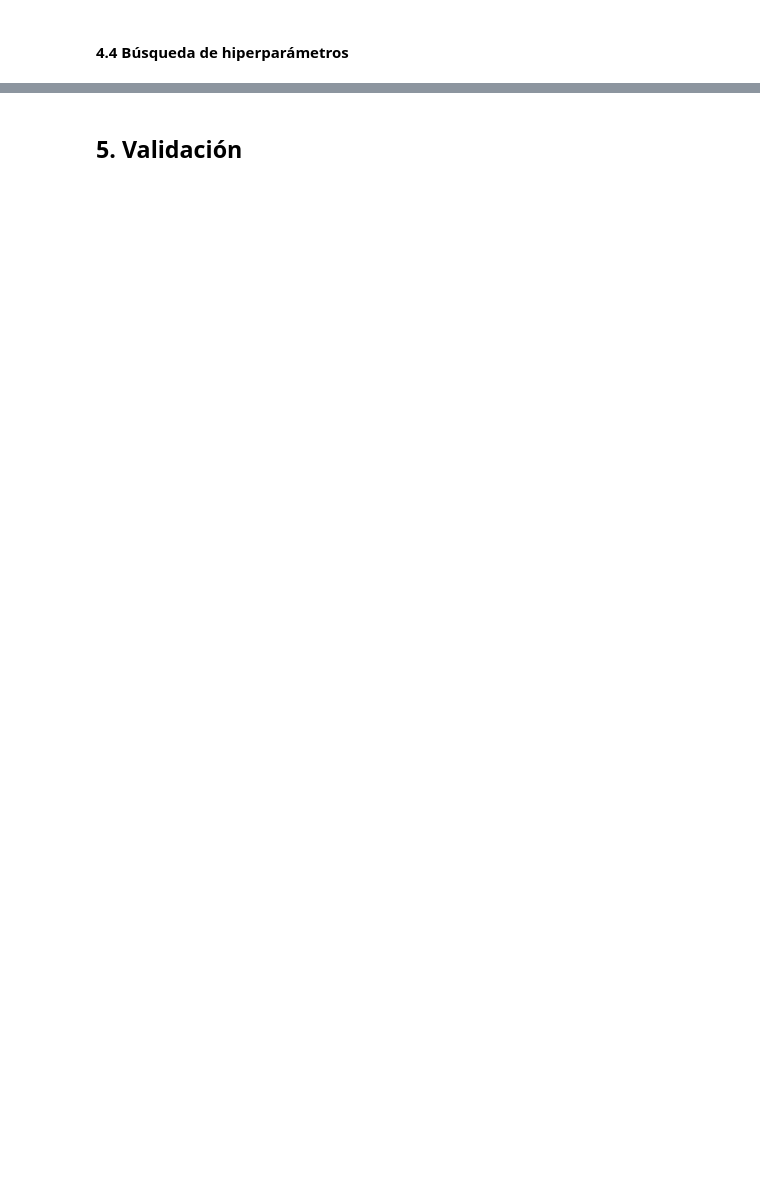
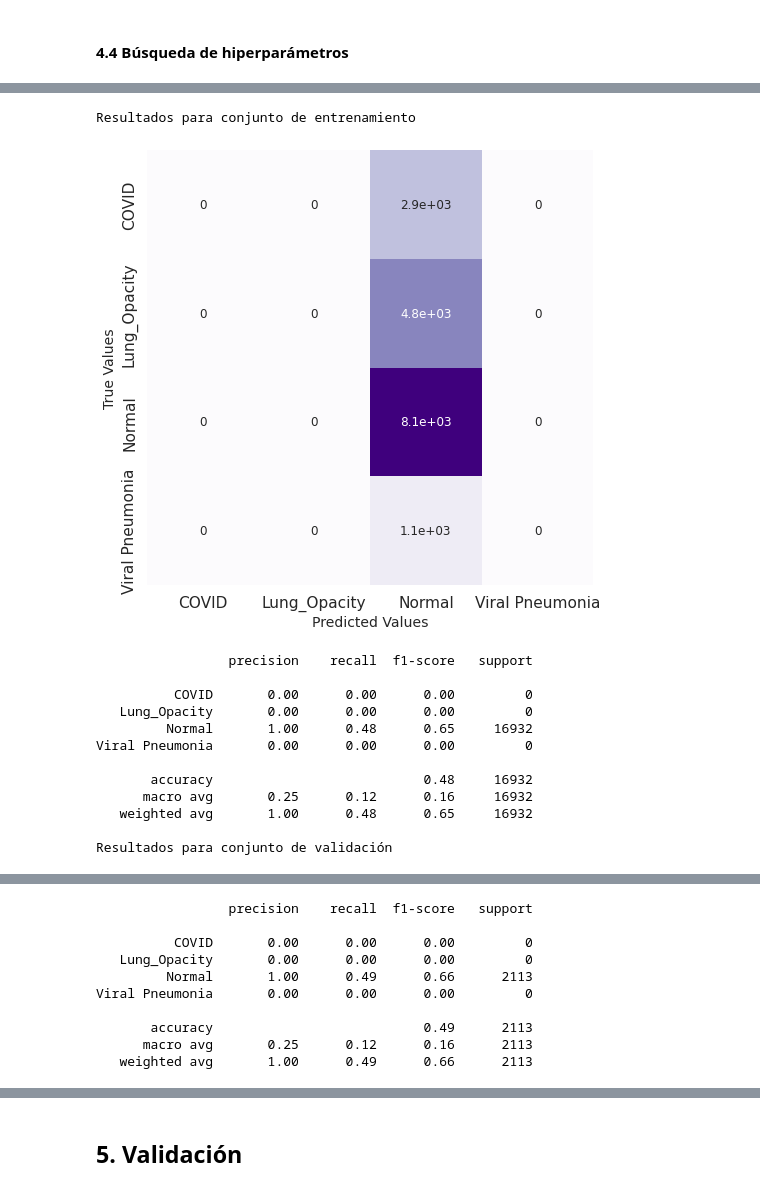
Before and after one commit to dcbonilla10/MLTechniques, a Jupyter notebook: Lab3/Laboratorio_III_Taller.ipynb, the cells around one changed output, grey strips where cells are left out. Drawn from its saved outputs; the diff is of its cells as text; code cells hidden in the pictures; blank space fills up the shorter version.

```diff
--- a/Lab3/Laboratorio_III_Taller.ipynb
+++ b/Lab3/Laboratorio_III_Taller.ipynb
@@ -342,13 +344,13 @@ def build_model(hp):
     )
     return model
 # %%
-tuner = kt.RandomSearch(
+tuner = kt.Hyperband(
     build_model,
     objective='val_accuracy',
-    max_trials=5,
-    executions_per_trial=2,
+    max_epochs=100,
     seed=1234,
-    overwrite=True)
+    directory='tuning',
+    project_name='tuningHyper')
 tuner.search_space_summary()
 # %% [output]
 Search space summary
@@ -392,0 +396,3 @@ models = tuner.get_best_models(num_models=1)
+# %%
+model_tuned = tuner.get_best_models()[0]
+best_model = model_tuned
@@ -394,0 +427,50 @@ tuner.results_summary()
+# %%
+prediccion_train = best_model.predict(train)
+prediccion_val= best_model.predict(val)
+# %%
+print("Resultados para conjunto de entrenamiento")
+predicted_categories = tf.argmax(prediccion_train, axis=1)
+true_categories = tf.concat([y for x, y in train], axis=0)
+
+cm = confusion_matrix(true_categories, predicted_categories)
+fig = plt.figure(figsize = (8,8))
+ax1 = fig.add_subplot(1,1,1)
+sns.set(font_scale=1.4) #for label size
+sns.heatmap(cm, annot=True, annot_kws={"size": 12},
+         cbar = False, cmap='Purples',xticklabels=class_names,yticklabels=class_names);
+ax1.set_ylabel('True Values',fontsize=14)
+ax1.set_xlabel('Predicted Values',fontsize=14)
+plt.show()
+
+print(classification_report(predicted_categories, true_categories, target_names=class_names))
+
+print("Resultados para conjunto de validación")
+predicted_categories = tf.argmax(prediccion_val, axis=1)
+true_categories = tf.concat([y for x, y in val], axis=0)
+
+cm = confusion_matrix(true_categories, predicted_categories)
+fig = plt.figure(figsize = (8,8))
+ax1 = fig.add_subplot(1,1,1)
+sns.set(font_scale=1.4) #for label size
+sns.heatmap(cm, annot=True, annot_kws={"size": 12},
+         cbar = False, cmap='Purples',xticklabels=class_names,yticklabels=class_names);
+ax1.set_ylabel('True Values',fontsize=14)
+ax1.set_xlabel('Predicted Values',fontsize=14)
+plt.show()
+
+print(classification_report(predicted_categories, true_categories, target_names=class_names))
+# %% [output]
+Resultados para conjunto de entrenamiento
+[figure, added]
+                 precision    recall  f1-score   support
+
+          COVID       0.00      0.00      0.00         0
+   Lung_Opacity       0.00      0.00      0.00         0
+         Normal       1.00      0.48      0.65     16932
+Viral Pneumonia       0.00      0.00      0.00         0
+
+       accuracy                           0.48     16932
+      macro avg       0.25      0.12      0.16     16932
+   weighted avg       1.00      0.48      0.65     16932
+
+Resultados para conjunto de validación
@@ -394,0 +478,10 @@ tuner.results_summary()
+                 precision    recall  f1-score   support
+
+          COVID       0.00      0.00      0.00         0
+   Lung_Opacity       0.00      0.00      0.00         0
+         Normal       1.00      0.49      0.66      2113
+Viral Pneumonia       0.00      0.00      0.00         0
+
+       accuracy                           0.49      2113
+      macro avg       0.25      0.12      0.16      2113
+   weighted avg       1.00      0.49      0.66      2113
```
Also changed, not shown: parts of 25 cells of this notebook.
